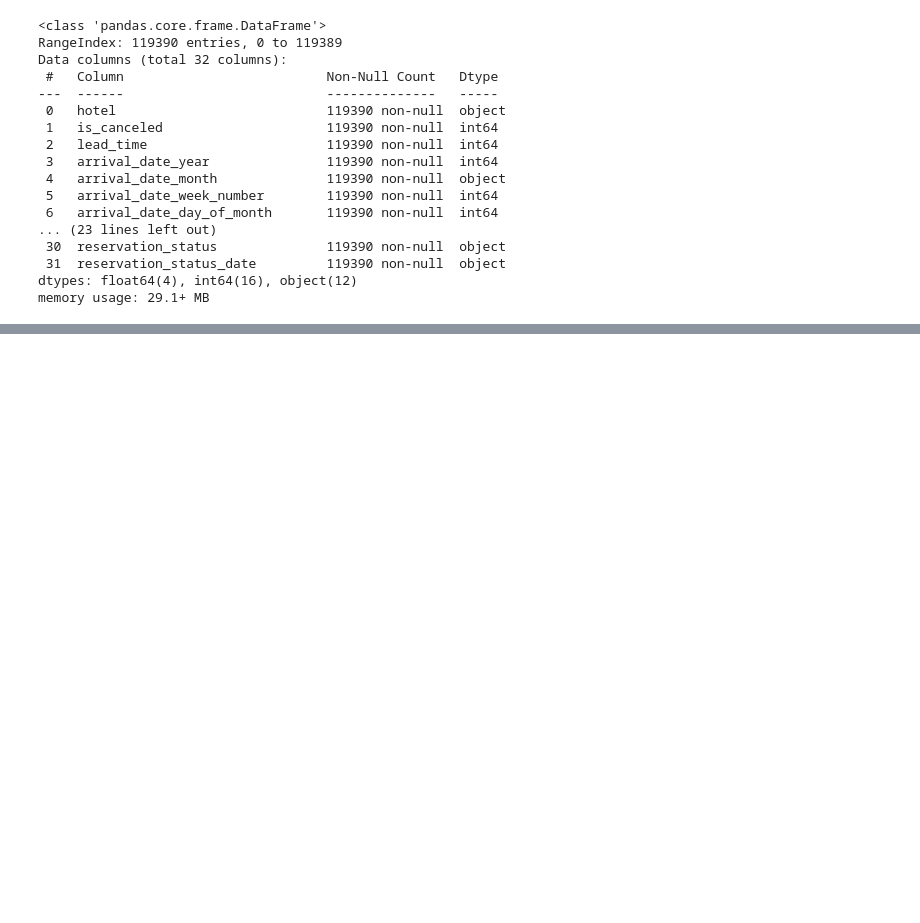
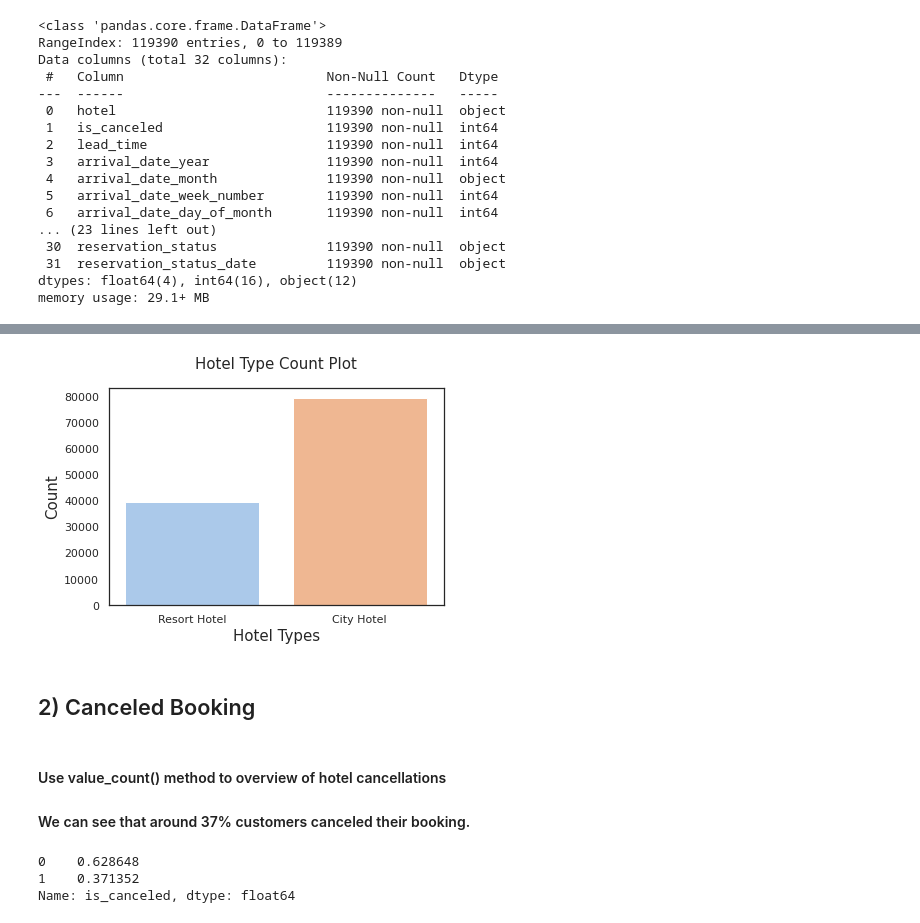
Before and after one commit to mdabushad/Hotel-Booking-Analysis-EDA-Capstone, a Jupyter notebook: data_machines_Hotel_Booking_Analysis_Capstone_Project.ipynb, the cells around one changed output, grey strips where cells are left out. Cells and saved outputs as stored; diff of their text form; code cells hidden in the pictures; blank space fills up the shorter version.

```diff
--- a/data_machines_Hotel_Booking_Analysis_Capstone_Project.ipynb
+++ b/data_machines_Hotel_Booking_Analysis_Capstone_Project.ipynb
@@ -59,0 +89,6 @@ memory usage: 29.1+ MB
+# %%
+df= df.drop(columns=['agent', 'company'])
+
+df = df.dropna()
+
+print(df.isna().sum(axis=0))
@@ -59,0 +145,26 @@ memory usage: 29.1+ MB
+# %%
+sns.set_context('notebook')
+sns.set_style("white")
+sns.set_palette('pastel')
+
+g = sns.countplot(x='hotel',data=df)
+
+g.set_xlabel('Hotel Types',fontsize = 15)
+g.set_ylabel('Count',fontsize = 15)
+g.set_title('Hotel Type Count Plot', fontsize = 15, y = 1.06)
+
+plt.show()
+# %% [output]
+[figure, added]
+# %% [markdown]
+## 2) Canceled Booking
+# %% [markdown]
+#### Use value_count() method to overview of hotel cancellations
+
+#### We can see that around 37% customers canceled their booking.
+# %%
+df['is_canceled'].value_counts(normalize = True)
+# %% [output]
+0    0.628648
+1    0.371352
+Name: is_canceled, dtype: float64
```
Also changed, not shown: parts of 25 cells of this notebook.
